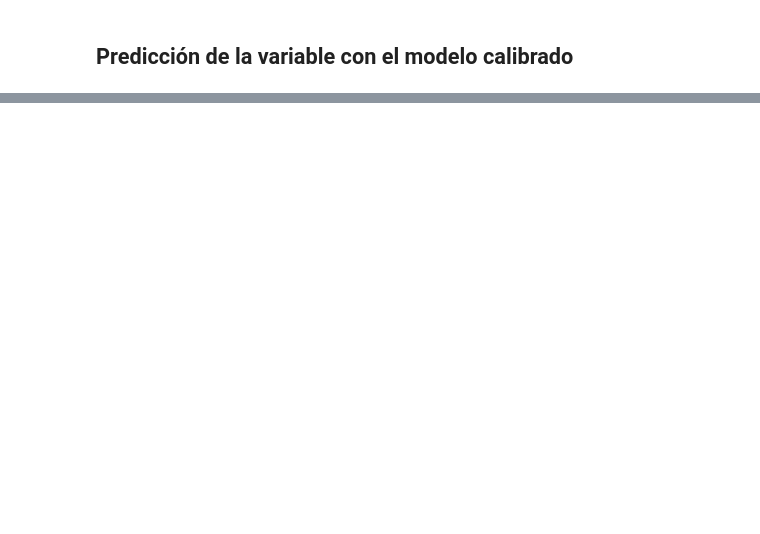
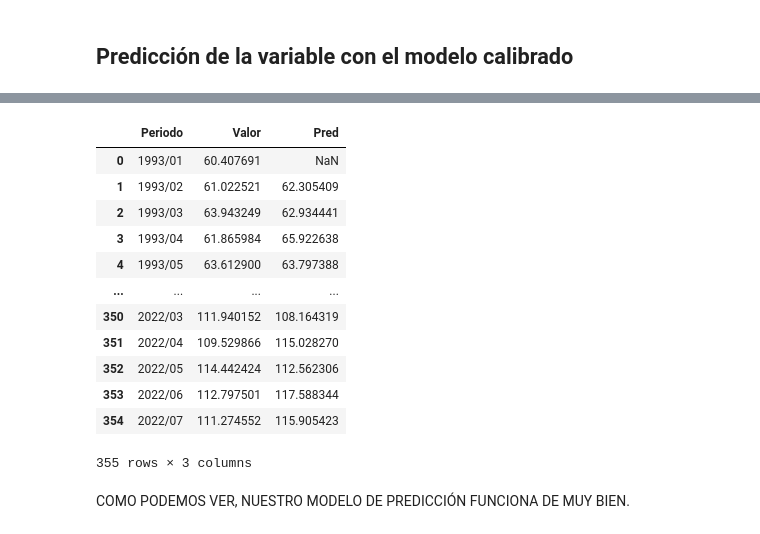
Before and after one commit to Oscar19260/Estadistica_TC3007C, a Jupyter notebook: Entregable2.ipynb, the cells around one changed output, grey strips where cells are left out. Drawn from its saved outputs; the diff is of its cells as text; code cells hidden in the pictures; blank space fills up the shorter version.

```diff
--- a/Entregable2.ipynb
+++ b/Entregable2.ipynb
@@ -237,0 +305,18 @@ plot_pacf(res2.resid, lags = 12);
+# %%
+igae
+# %% [output]
+|  | Periodo | Valor | Pred |
+| 0 | 1993/01 | 60.407691 | NaN |
+| 1 | 1993/02 | 61.022521 | 62.305409 |
+| 2 | 1993/03 | 63.943249 | 62.934441 |
+| 3 | 1993/04 | 61.865984 | 65.922638 |
+| 4 | 1993/05 | 63.612900 | 63.797388 |
+| ... | ... | ... | ... |
+| 350 | 2022/03 | 111.940152 | 108.164319 |
+| 351 | 2022/04 | 109.529866 | 115.028270 |
+| 352 | 2022/05 | 114.442424 | 112.562306 |
+| 353 | 2022/06 | 112.797501 | 117.588344 |
+| 354 | 2022/07 | 111.274552 | 115.905423 |
+355 rows × 3 columns
+# %% [markdown]
+COMO PODEMOS VER, NUESTRO MODELO DE PREDICCIÓN FUNCIONA DE MUY BIEN.
```
Also changed, not shown: parts of 14 cells of this notebook.
